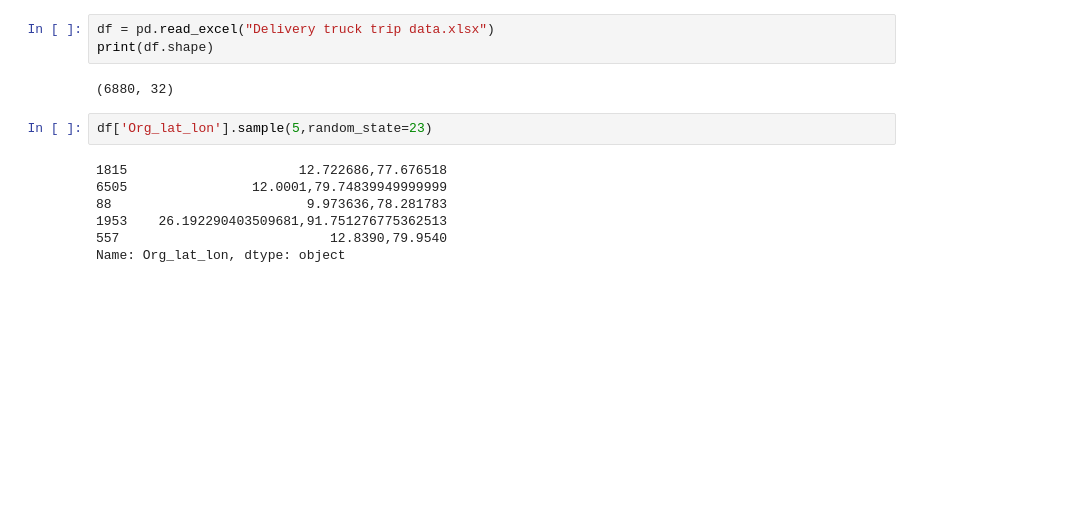
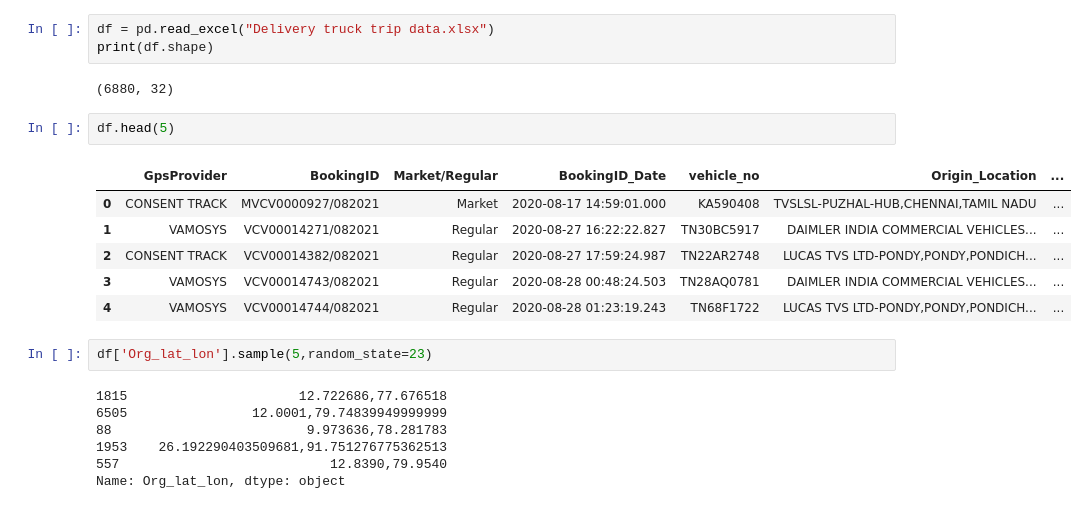
Before and after one commit to JodhiKrisantus/Logistics-Optimization, a Jupyter notebook: Logistic_Analysis.ipynb, the cells around one changed output. Cells and saved outputs as stored; diff of their text form; blank space fills up the shorter version.

```diff
--- a/Logistic_Analysis.ipynb
+++ b/Logistic_Analysis.ipynb
@@ -48,6 +48,15 @@ df = pd.read_excel("Delivery truck trip data.xlsx")
 print(df.shape)
 # %% [output]
 (6880, 32)
+# %%
+df.head(5)
+# %% [output]
+|  | GpsProvider | BookingID | Market/Regular | BookingID_Date | vehicle_no | Origin_Location | ... |
+| 0 | CONSENT TRACK | MVCV0000927/082021 | Market | 2020-08-17 14:59:01.000 | KA590408 | TVSLSL-PUZHAL-HUB,CHENNAI,TAMIL NADU | ... |
+| 1 | VAMOSYS | VCV00014271/082021 | Regular | 2020-08-27 16:22:22.827 | TN30BC5917 | DAIMLER INDIA COMMERCIAL VEHICLES... | ... |
+| 2 | CONSENT TRACK | VCV00014382/082021 | Regular | 2020-08-27 17:59:24.987 | TN22AR2748 | LUCAS TVS LTD-PONDY,PONDY,PONDICH... | ... |
+| 3 | VAMOSYS | VCV00014743/082021 | Regular | 2020-08-28 00:48:24.503 | TN28AQ0781 | DAIMLER INDIA COMMERCIAL VEHICLES... | ... |
+| 4 | VAMOSYS | VCV00014744/082021 | Regular | 2020-08-28 01:23:19.243 | TN68F1722 | LUCAS TVS LTD-PONDY,PONDY,PONDICH... | ... |
 # %%
 df['Org_lat_lon'].sample(5,random_state=23)
 # %% [output]
```
Also changed, not shown: parts of 22 cells of this notebook.
